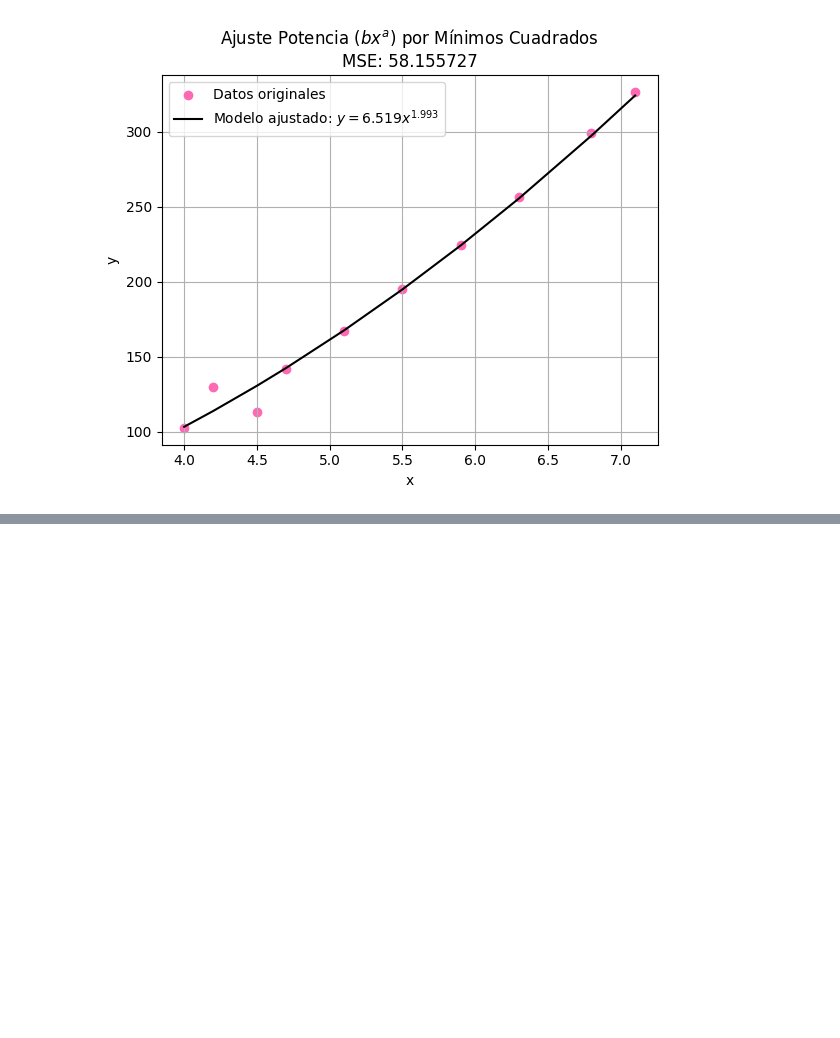
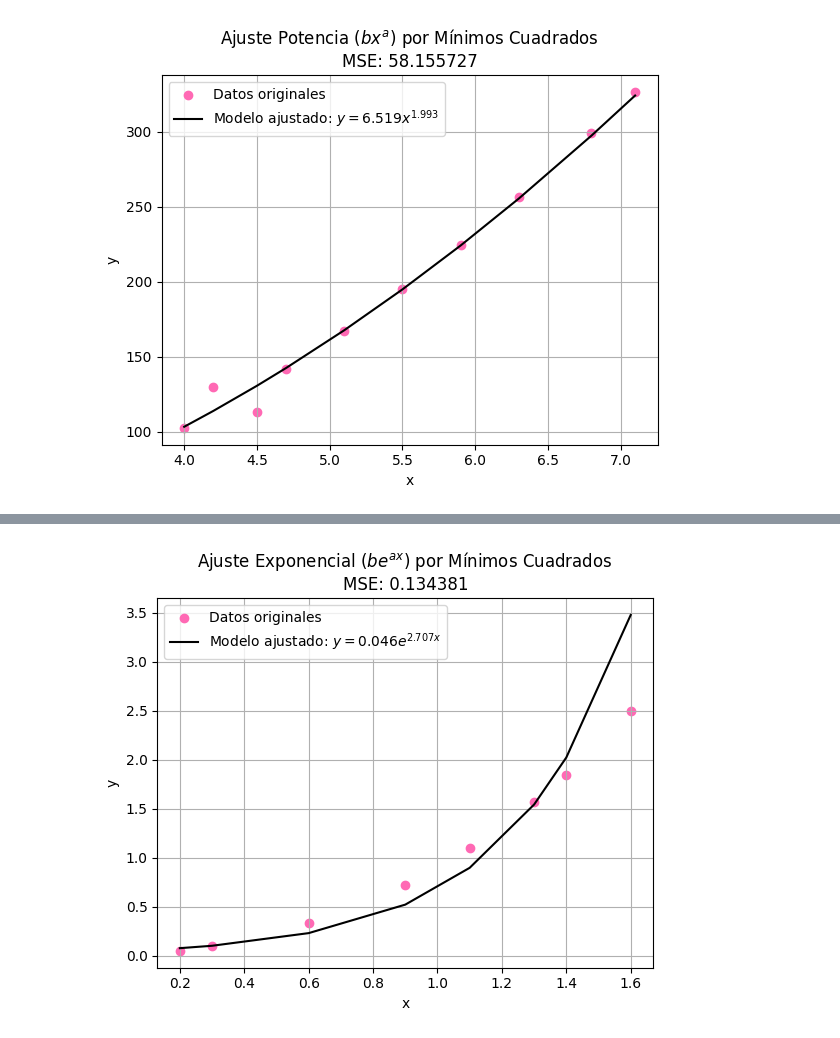
Before and after one commit to IDKHowFoundMe/TareasMN, a Jupyter notebook: Tarea8/tarea8.ipynb, the cells around one changed output, grey strips where cells are left out. Drawn from its saved outputs; the diff is of its cells as text; code cells hidden in the pictures; blank space fills up the shorter version.

```diff
--- a/Tarea8/tarea8.ipynb
+++ b/Tarea8/tarea8.ipynb
@@ -682,0 +1297,26 @@ ajuste_potencia(xs, ys)
+# %%
+def ajuste_exponencial(xs, ys):
+    log_ys = np.log(ys)
+
+    coeficientes = np.polyfit(xs, log_ys, 1)
+    a = coeficientes[0]
+    B = coeficientes[1]
+    b = np.exp(B)
+
+    ys_pred = b * np.exp(a * xs)
+
+    mse = np.mean((ys - ys_pred) ** 2)
+
+    plt.scatter(xs, ys, color='#FF69B4', label='Datos originales')
+    plt.plot(xs, ys_pred, color='BLACK', label=f'Modelo ajustado: $y = {b:.3f}e^{{{a:.3f}x}}$')
+    plt.xlabel('x')
+    plt.ylabel('y')
+    plt.title(f'Ajuste Exponencial ($be^{{ax}}$) por Mínimos Cuadrados\nMSE: {mse:.6f}')
+    plt.legend()
+    plt.grid()
+    plt.show()
+xs = np.array(xs)
+ys = np.array(ys)
+ajuste_exponencial(xs=xs, ys=ys)
+# %% [output]
+[figure, added]
```
Also changed, not shown: parts of 12 cells of this notebook.
